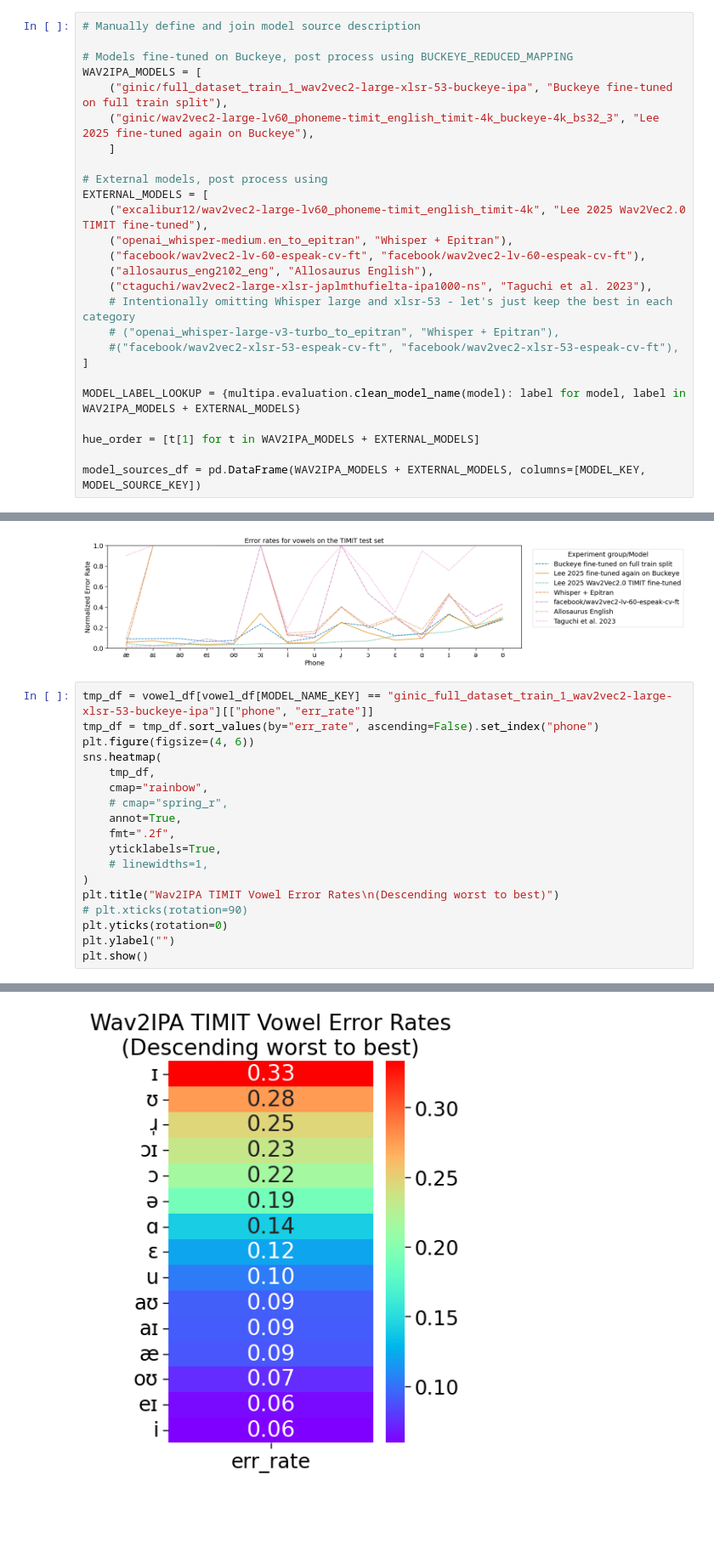
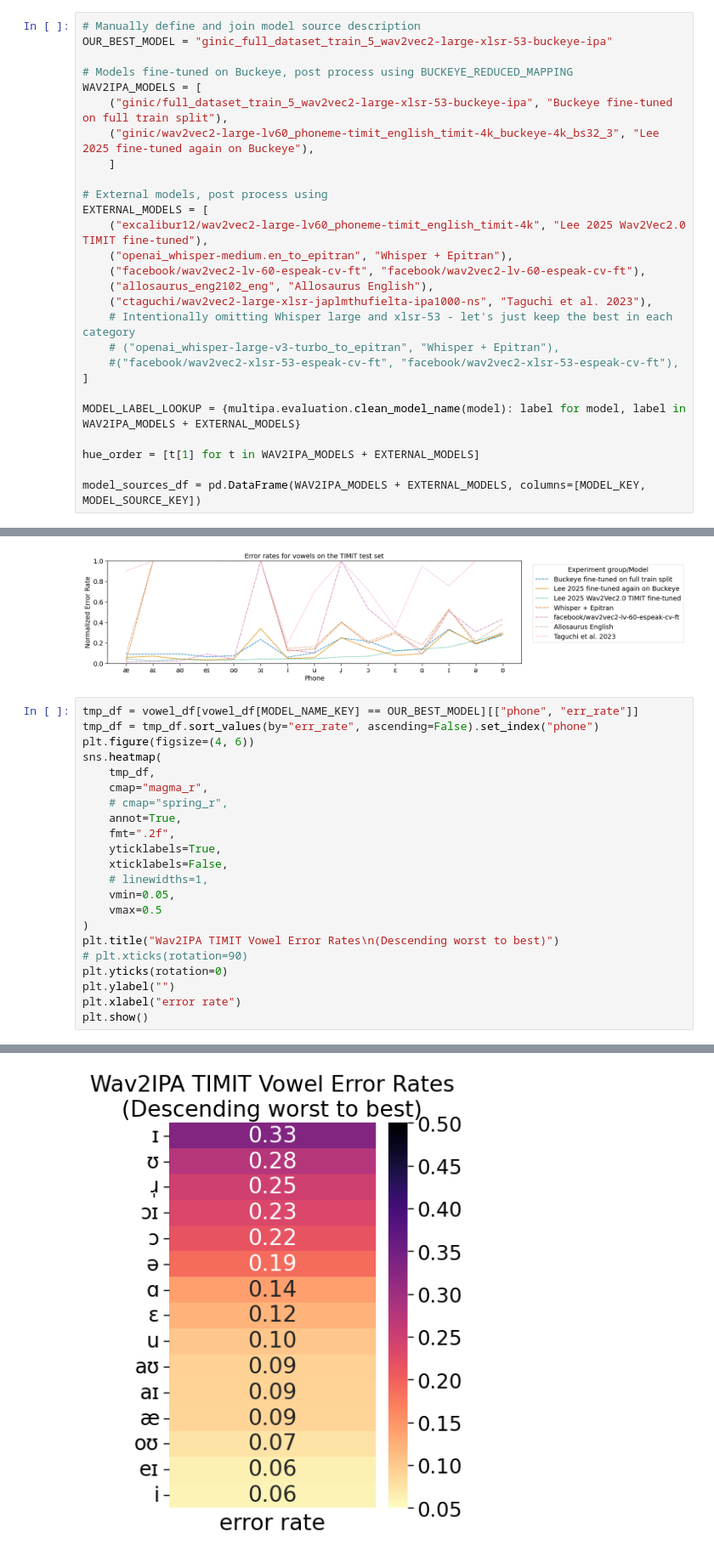
Before and after one commit to UMassCDS/wav2ipa, a Jupyter notebook: notebooks/amp_presentation/timit_evaluation_analysis_test_set_only_with_post_processing.ipynb, the cells around one changed output, grey strips where cells are left out. Shown at 85% size. Saved outputs shown, nothing was run; the diff lists cells and outputs as text; blank space fills up the shorter version.

Commit message:
TIMIT results with correct best model

```diff
--- a/notebooks/amp_presentation/timit_evaluation_analysis_test_set_only_with_post_processing.ipynb
+++ b/notebooks/amp_presentation/timit_evaluation_analysis_test_set_only_with_post_processing.ipynb
@@ -66,10 +66,11 @@ DIALECT_REGIONS = {
 Show performance metrics for each model on TIMIT.
 # %%
 # Manually define and join model source description
+OUR_BEST_MODEL = "ginic_full_dataset_train_5_wav2vec2-large-xlsr-53-buckeye-ipa"
 
 # Models fine-tuned on Buckeye, post process using BUCKEYE_REDUCED_MAPPING
 WAV2IPA_MODELS = [
-    ("ginic/full_dataset_train_1_wav2vec2-large-xlsr-53-buckeye-ipa", "Buckeye fine-tuned on full train split"),
+    ("ginic/full_dataset_train_5_wav2vec2-large-xlsr-53-buckeye-ipa", "Buckeye fine-tuned on full train split"),
     ("ginic/wav2vec2-large-lv60_phoneme-timit_english_timit-4k_buckeye-4k_bs32_3", "Lee 2025 fine-tuned again on Buckeye"),
     ]
 
@@ -384,21 +385,25 @@ multipa.visualization.plot_error_rates_by_phone_and_model(vowel_df, MODEL_SOURCE
 <Axes: title={'center': 'Error rates for vowels on the TIMIT test set'}, xlabel='Phone', ylabel='Normalized Error Rate'>
 [figure]
 # %%
-tmp_df = vowel_df[vowel_df[MODEL_NAME_KEY] == "ginic_full_dataset_train_1_wav2vec2-large-xlsr-53-buckeye-ipa"][["phone", "err_rate"]]
+tmp_df = vowel_df[vowel_df[MODEL_NAME_KEY] == OUR_BEST_MODEL][["phone", "err_rate"]]
 tmp_df = tmp_df.sort_values(by="err_rate", ascending=False).set_index("phone")
 plt.figure(figsize=(4, 6))
 sns.heatmap(
     tmp_df,
-    cmap="rainbow",
+    cmap="magma_r",
     # cmap="spring_r",
     annot=True,
     fmt=".2f",
     yticklabels=True,
+    xticklabels=False,
     # linewidths=1,
+    vmin=0.05,
+    vmax=0.5
 )
 plt.title("Wav2IPA TIMIT Vowel Error Rates\n(Descending worst to best)")
 # plt.xticks(rotation=90)
 plt.yticks(rotation=0)
 plt.ylabel("")
+plt.xlabel("error rate")
 plt.show()
 # %% [output]
@@ -417 +410 @@ plt.show()
-[figure, old version]
+[figure, new version]
```
Also changed, not shown: parts of 10 cells of this notebook, 29 other files.
